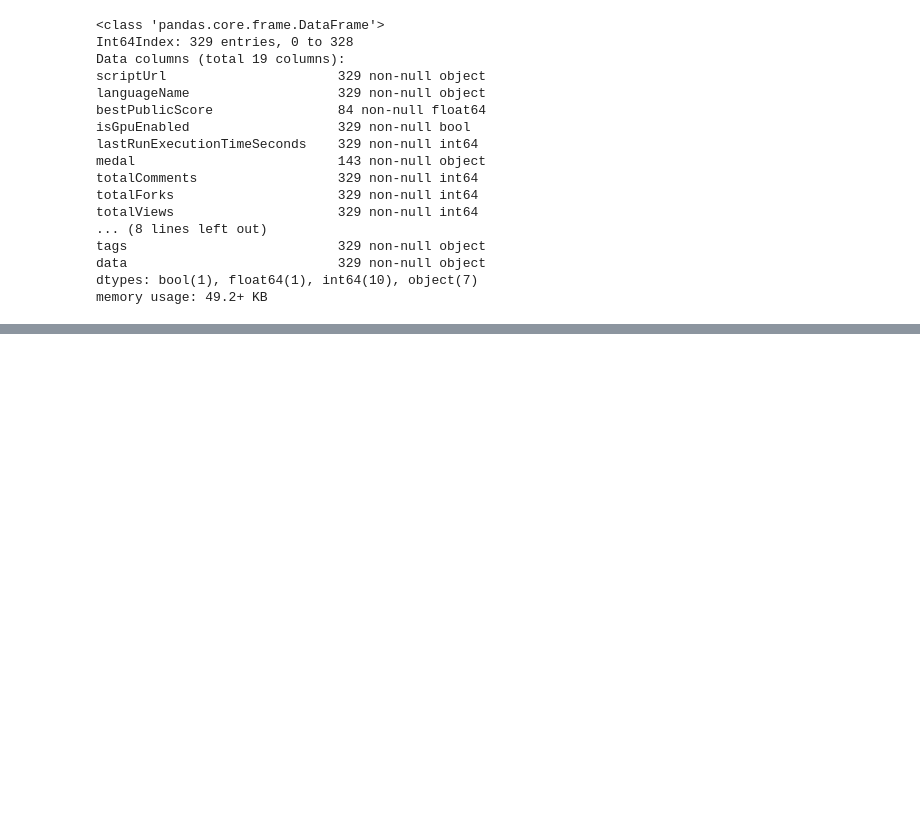
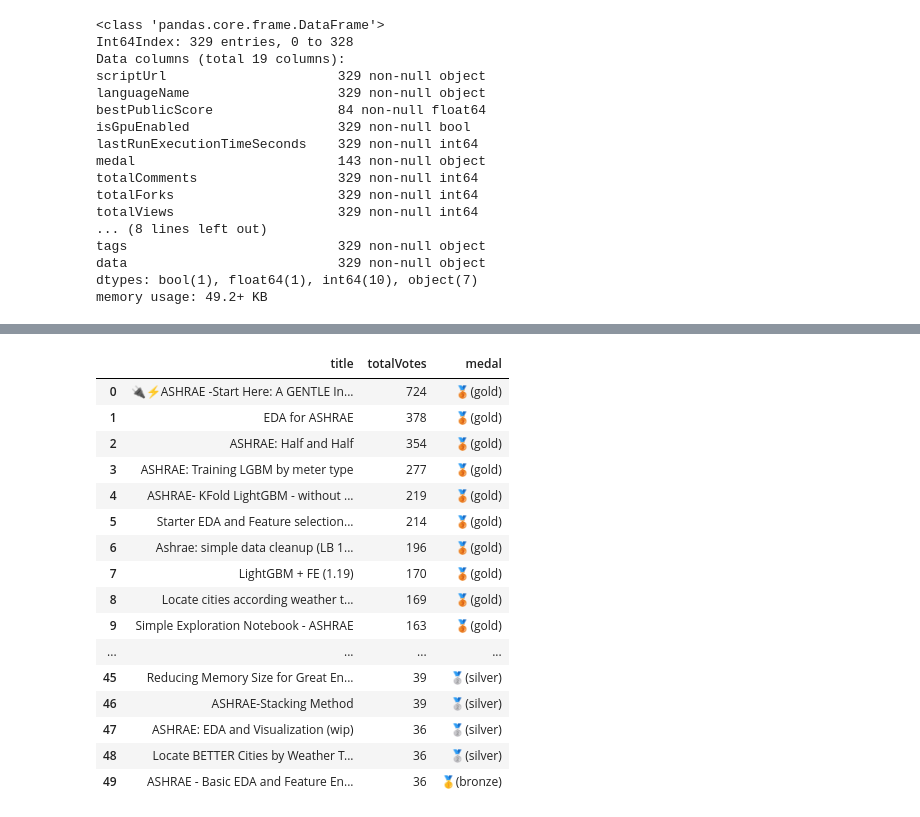
Before and after one commit to buds-lab/ashrae-great-energy-predictor-3-overview-analysis, a Jupyter notebook: Section3/NotebooksAnalysis.ipynb, the cells around one changed output, grey strips where cells are left out. Cells and saved outputs as stored; diff of their text form; code cells hidden in the pictures; blank space fills up the shorter version.

```diff
--- a/Section3/NotebooksAnalysis.ipynb
+++ b/Section3/NotebooksAnalysis.ipynb
@@ -179,0 +169,21 @@ df_notebooks['totalVotes'].iplot(kind="hist", bins=50,title="Votes Distribution"
+# %%
+df_notebooks.sort_values('totalVotes', ascending=False)[['title','totalVotes','medal']].reset_index(drop=True)\
+            .replace('gold','🥉(gold)').replace('silver','🥈(silver)').replace('bronze','🥇(bronze)').head(50)
+# %% [output]
+|  | title | totalVotes | medal |
+| 0 | 🔌⚡ASHRAE -Start Here: A GENTLE In... | 724 | 🥉(gold) |
+| 1 | EDA for ASHRAE | 378 | 🥉(gold) |
+| 2 | ASHRAE: Half and Half | 354 | 🥉(gold) |
+| 3 | ASHRAE: Training LGBM by meter type | 277 | 🥉(gold) |
+| 4 | ASHRAE- KFold LightGBM - without ... | 219 | 🥉(gold) |
+| 5 | Starter EDA and Feature selection... | 214 | 🥉(gold) |
+| 6 | Ashrae: simple data cleanup (LB 1... | 196 | 🥉(gold) |
+| 7 | LightGBM + FE (1.19) | 170 | 🥉(gold) |
+| 8 | Locate cities according weather t... | 169 | 🥉(gold) |
+| 9 | Simple Exploration Notebook - ASHRAE | 163 | 🥉(gold) |
+| ... | ... | ... | ... |
+| 45 | Reducing Memory Size for Great En... | 39 | 🥈(silver) |
+| 46 | ASHRAE-Stacking Method | 39 | 🥈(silver) |
+| 47 | ASHRAE: EDA and Visualization (wip) | 36 | 🥈(silver) |
+| 48 | Locate BETTER Cities by Weather T... | 36 | 🥈(silver) |
+| 49 | ASHRAE - Basic EDA and Feature En... | 36 | 🥇(bronze) |
```
Also changed, not shown: parts of 23 cells of this notebook.
